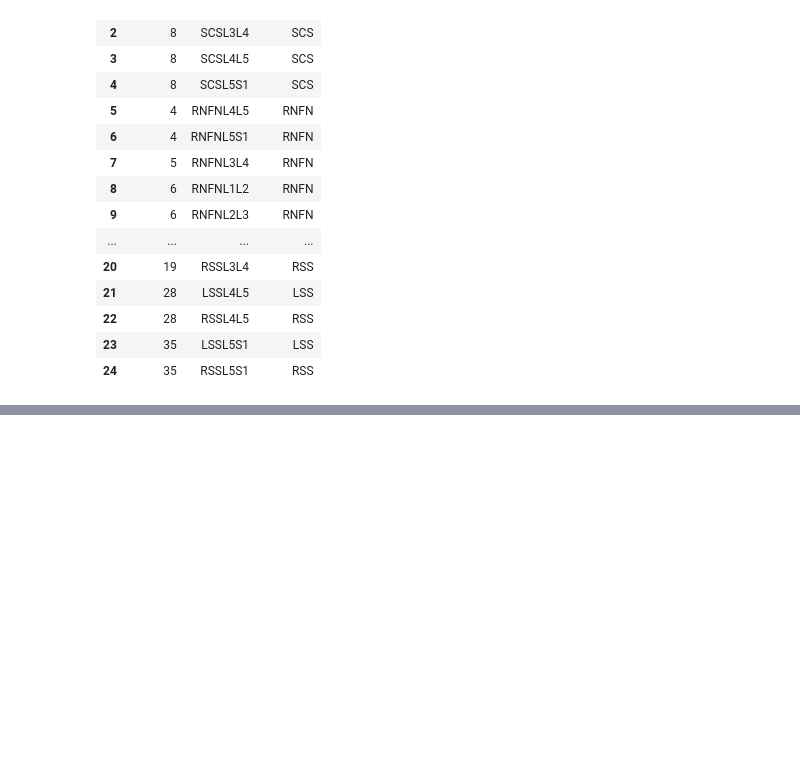
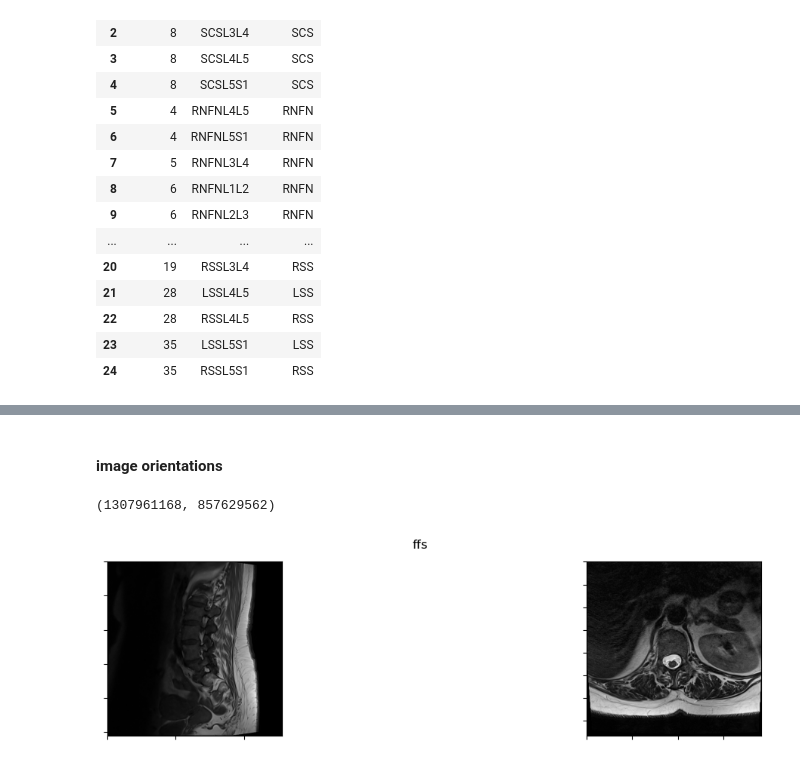
Before and after one commit to rosulucian/deep_learning_playground, a Jupyter notebook: kaggle/RSNA/EDA.ipynb, the cells around one changed output, grey strips where cells are left out. Cells and saved outputs as stored; diff of their text form; code cells hidden in the pictures; blank space fills up the shorter version.

Commit message:
dcom visualisations

```diff
--- a/kaggle/RSNA/EDA.ipynb
+++ b/kaggle/RSNA/EDA.ipynb
@@ -285,0 +378,2 @@ train_df[(train_df['study_id'] == patient & train_df[])]
+# %% [markdown]
+#### image orientations
@@ -285,0 +429,12 @@ train_df[(train_df['study_id'] == patient & train_df[])]
+# %%
+hfs = files_df[files_df['patientposition'] == 'HFS'].sample(1).study_id.values[0]
+ffs = files_df[files_df['patientposition'] == 'FFS'].sample(1).study_id.values[0]
+
+hfs, ffs
+# %% [output]
+(1307961168, 857629562)
+# %%
+files = get_dcoms(ffs)
+plot_dcom(files, title='ffs')
+# %% [output]
+[figure, added]
```
Also changed, not shown: parts of 35 cells of this notebook, 1 other file.
